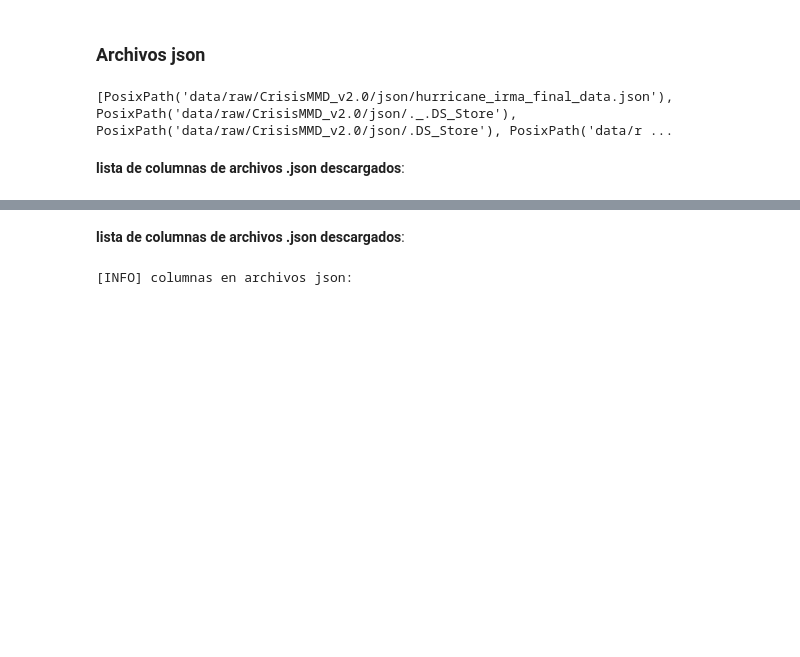
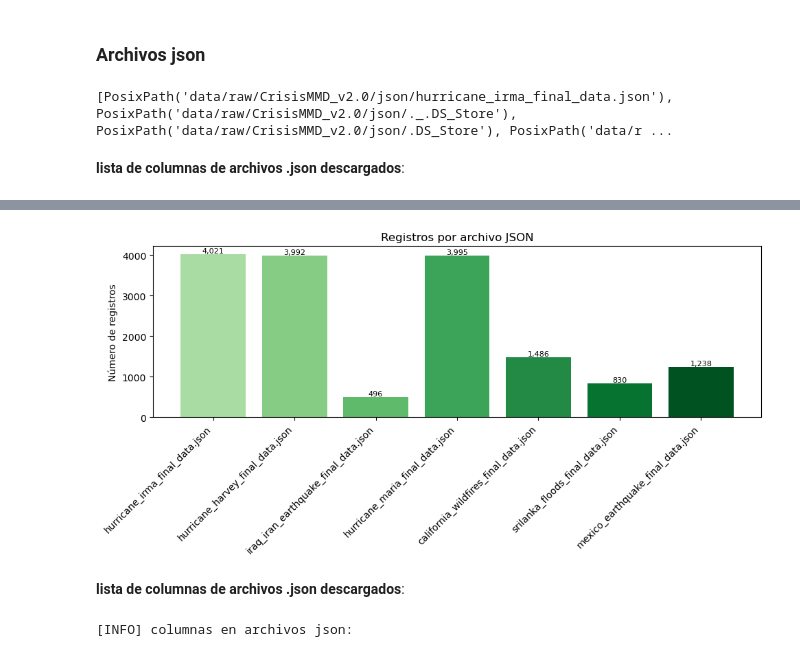
Before and after one commit to mborquezb/naive-fusion-and-finetuning-multimodal-models, a Jupyter notebook: mbb-cc66v-1-assignment-1.ipynb, the cells around one changed output, grey strips where cells are left out. Drawn from its saved outputs; the diff is of its cells as text; code cells hidden in the pictures; blank space fills up the shorter version.

```diff
--- a/mbb-cc66v-1-assignment-1.ipynb
+++ b/mbb-cc66v-1-assignment-1.ipynb
@@ -1073,3 +1432,25 @@ df_archivos_json[cols].sort_values("carpeta")
+# %%
+df_plot = pd.DataFrame(archivos_json)
+df_plot["registros"] = df_plot["registros"].fillna(0)
+
+# paleta con varios tonos (ajusta cmap y rangos a tu gusto)
+colors = plt.cm.Greens(np.linspace(0.35, 0.95, len(df_plot)))
+
+plt.figure(figsize=(10, 5))
+bars = plt.bar(df_plot["nombre"], df_plot["registros"], color=colors)
+plt.xticks(rotation=45, ha="right")
+plt.ylabel("Número de registros")
+plt.title("Registros por archivo JSON")
+
+for i, bar in enumerate(bars):
+    v = bar.get_height()
+    plt.text(bar.get_x() + bar.get_width()/2, v, f"{int(v):,}",
+             ha="center", va="bottom", fontsize=8)
+
+plt.tight_layout()
+plt.show()
+# %% [output]
+[figure, added]
 # %% [markdown]
 **lista de columnas de archivos .json descargados**:
 # %%
```
Also changed, not shown: parts of 93 cells of this notebook, 2 other files.
